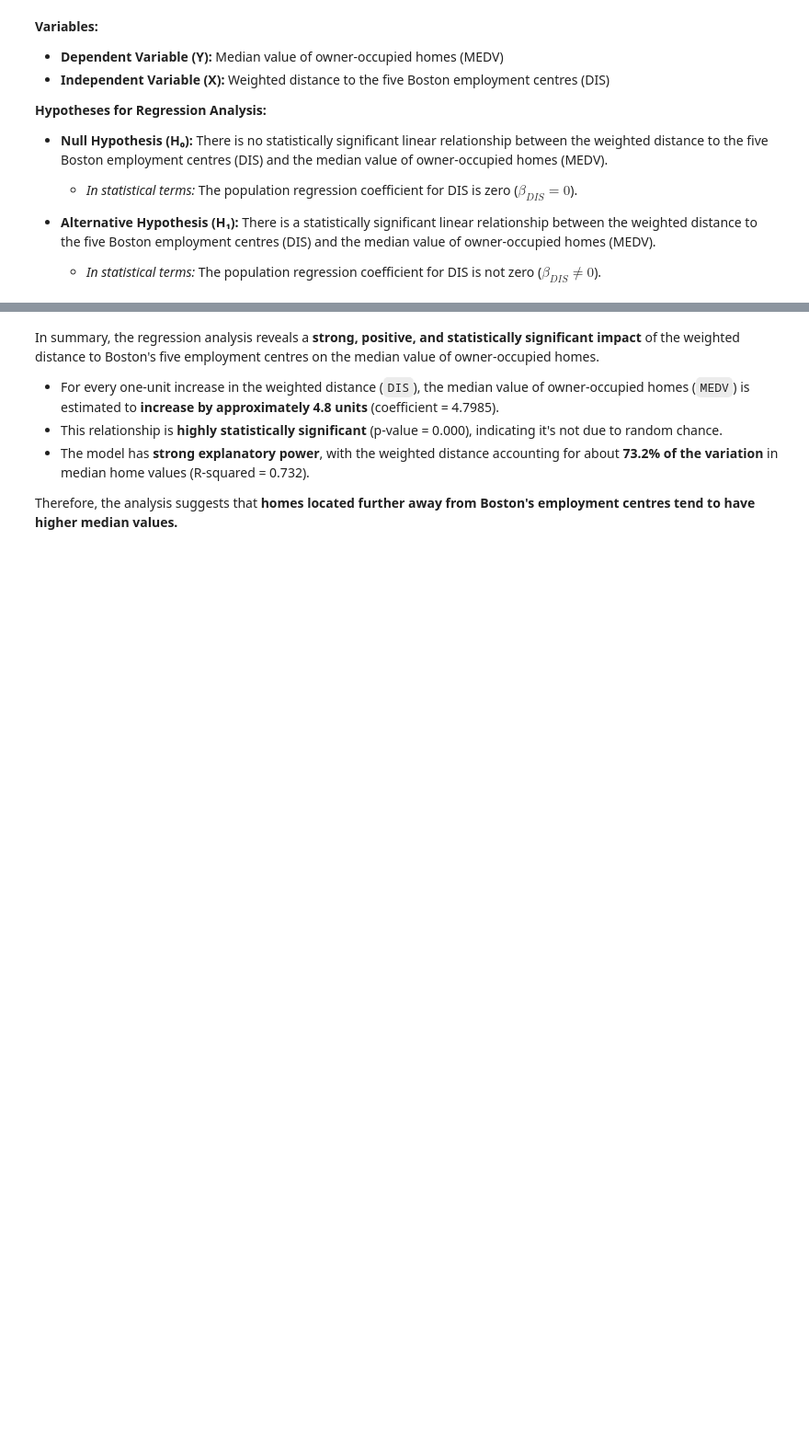
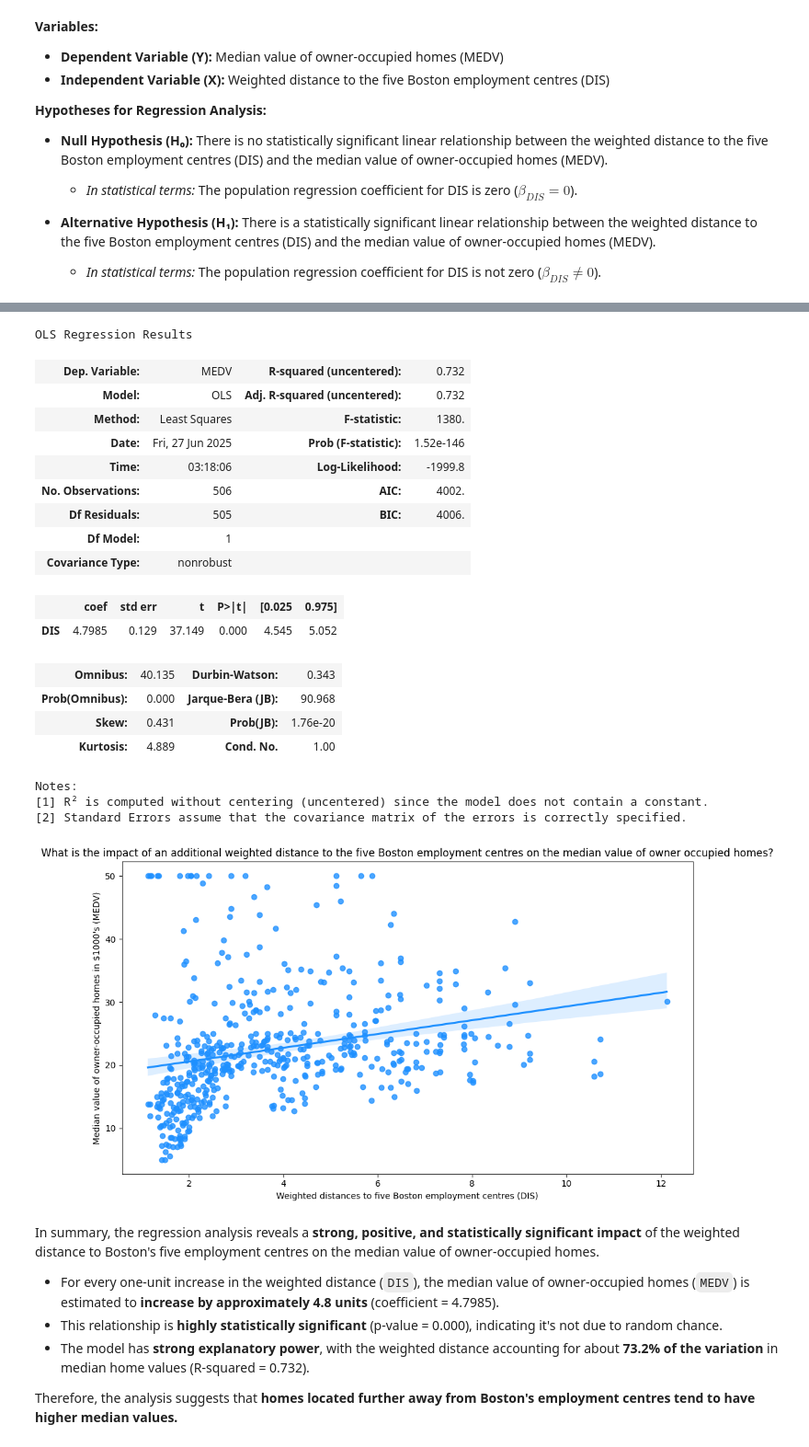
Before and after one commit to ngfangkiang/Data-Science-Coursework, a Jupyter notebook: Statistics for Data Science with Python/Statistics for Data Science with Python (Ng Fang Kiang).ipynb, the cells around one changed output, grey strips where cells are left out. Shown: that part at 92% size. Cells and saved outputs as stored; diff of their text form; code cells hidden in the pictures; blank space fills up the shorter version.

```diff
--- a/Statistics for Data Science with Python/Statistics for Data Science with Python (Ng Fang Kiang).ipynb
+++ b/Statistics for Data Science with Python/Statistics for Data Science with Python (Ng Fang Kiang).ipynb
@@ -541,3 +548,57 @@ Notes:
+# %%
+Y = boston_df['MEDV'] # Dependent variable
+X = boston_df['DIS'] # Independent variable
+# Without the constant, the regression line is forced through the origin, which is usually not what you want.
+
+model = sm.OLS(Y, X).fit()
+predictions = model.predict(X)
+
+display(model.summary())
+
+# Visualizing the Regression Model
+# 1. Create a figure with a specific size (e.g., 12 inches wide, 7 inches tall)
+plt.figure(figsize=(10, 6)) # You can adjust these values as needed
+
+# 2. Plot the data and regression model
+model_regplot = sns.regplot(y=Y, x=X, data=boston_df, color="#1e90ff")
+
+# 3. Set titles and labels
+model_regplot.set(title='What is the impact of an additional weighted distance to the five Boston employment centres on the median value of owner occupied homes?',
+                  xlabel='Weighted distances to five Boston employment centres (DIS)',
+                  ylabel='Median value of owner-occupied homes in $1000\'s (MEDV)')
+
+# Optional: Adjust font sizes if labels are still too small relative to the plot size
+# model_regplot.set_title(model_regplot.get_title(), fontsize=16)
+# model_regplot.set_xlabel(model_regplot.get_xlabel(), fontsize=12)
+# model_regplot.set_ylabel(model_regplot.get_ylabel(), fontsize=12)
+# model_regplot.tick_params(axis='both', which='major', labelsize=10) # For tick labels
+
+# 4. Adjust layout to prevent labels from overlapping
+plt.tight_layout()
+
+# 5. Display the plot
+plt.show()
+# %% [output]
+OLS Regression Results
+| Dep. Variable: | MEDV | R-squared (uncentered): | 0.732 |
+| Model: | OLS | Adj. R-squared (uncentered): | 0.732 |
+| Method: | Least Squares | F-statistic: | 1380. |
+| Date: | Fri, 27 Jun 2025 | Prob (F-statistic): | 1.52e-146 |
+| Time: | 03:18:06 | Log-Likelihood: | -1999.8 |
+| No. Observations: | 506 | AIC: | 4002. |
+| Df Residuals: | 505 | BIC: | 4006. |
+| Df Model: | 1 |  |  |
+| Covariance Type: | nonrobust |  |  |
+|  | coef | std err | t | P>|t| | [0.025 | 0.975] |
+| DIS | 4.7985 | 0.129 | 37.149 | 0.000 | 4.545 | 5.052 |
+| Omnibus: | 40.135 | Durbin-Watson: | 0.343 |
+| Prob(Omnibus): | 0.000 | Jarque-Bera (JB): | 90.968 |
+| Skew: | 0.431 | Prob(JB): | 1.76e-20 |
+| Kurtosis: | 4.889 | Cond. No. | 1.00 |
+Notes:
+[1] R² is computed without centering (uncentered) since the model does not contain a constant.
+[2] Standard Errors assume that the covariance matrix of the errors is correctly specified.
+[figure, added]
 # %% [markdown]
 In summary, the regression analysis reveals a **strong, positive, and statistically significant impact** of the weighted distance to Boston's five employment centres on the median value of owner-occupied homes.
 
```
Also changed, not shown: parts of 15 cells of this notebook.
